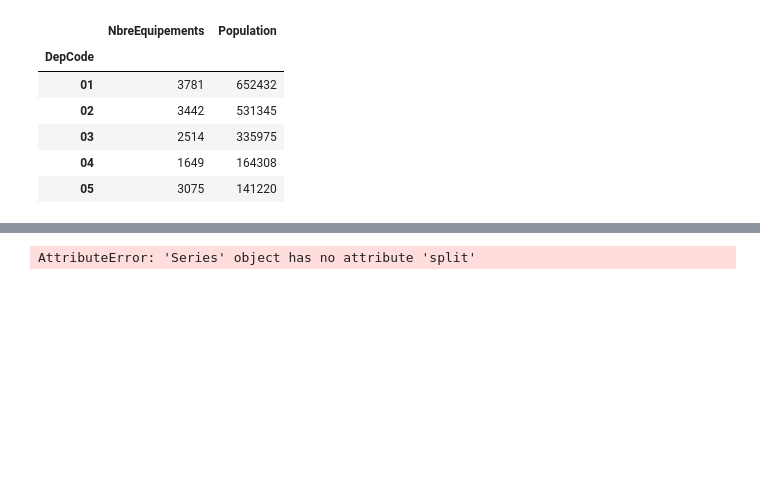
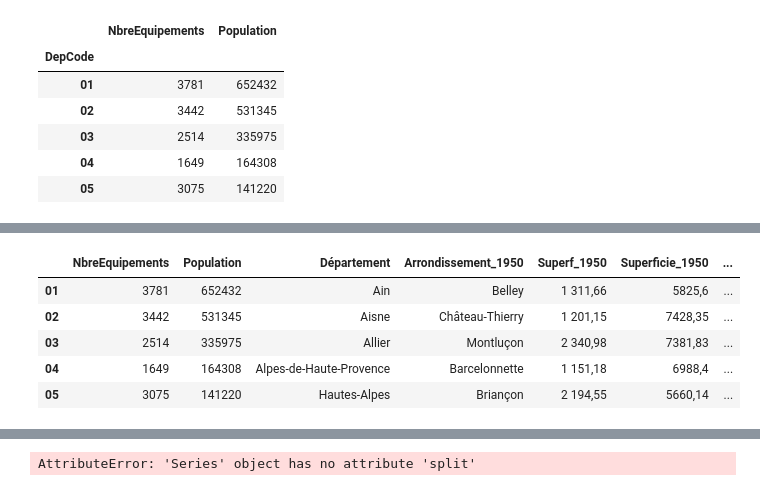
Before and after one commit to JulesChpn/ProjetPython, a Jupyter notebook: README.ipynb, the cells around one changed output, grey strips where cells are left out. Saved outputs shown, nothing was run; the diff lists cells and outputs as text; code cells hidden in the pictures; blank space fills up the shorter version.

```diff
--- a/README.ipynb
+++ b/README.ipynb
@@ -160,0 +215,13 @@ data_base.head()
+# %%
+for row in rows:
+    cols = row.find_all('td')
+    cols = [ele.text.strip() for ele in cols]
+    print(cols)
+# %%
+dico_superficie = dict()
+for row in rows:
+    cols = row.find_all('td')
+    cols = [ele.text.strip() for ele in cols]
+    if len(cols) > 0 :
+        dico_superficie[cols[0]] = cols[1:]
+dico_superficie
@@ -160,0 +249,10 @@ data_base.head()
+# %%
+data_base = pd.concat([data_base,data_superficie], join='inner', axis=1)
+data_base.head()
+# %% [output]
+|  | NbreEquipements | Population | Département | Arrondissement_1950 | Superf_1950 | Superficie_1950 | ... |
+| 01 | 3781 | 652432 | Ain | Belley | 1 311,66 | 5825,6 | ... |
+| 02 | 3442 | 531345 | Aisne | Château-Thierry | 1 201,15 | 7428,35 | ... |
+| 03 | 2514 | 335975 | Allier | Montluçon | 2 340,98 | 7381,83 | ... |
+| 04 | 1649 | 164308 | Alpes-de-Haute-Provence | Barcelonnette | 1 151,18 | 6988,4 | ... |
+| 05 | 3075 | 141220 | Hautes-Alpes | Briançon | 2 194,55 | 5660,14 | ... |
```
Also changed, not shown: parts of 39 cells of this notebook.
